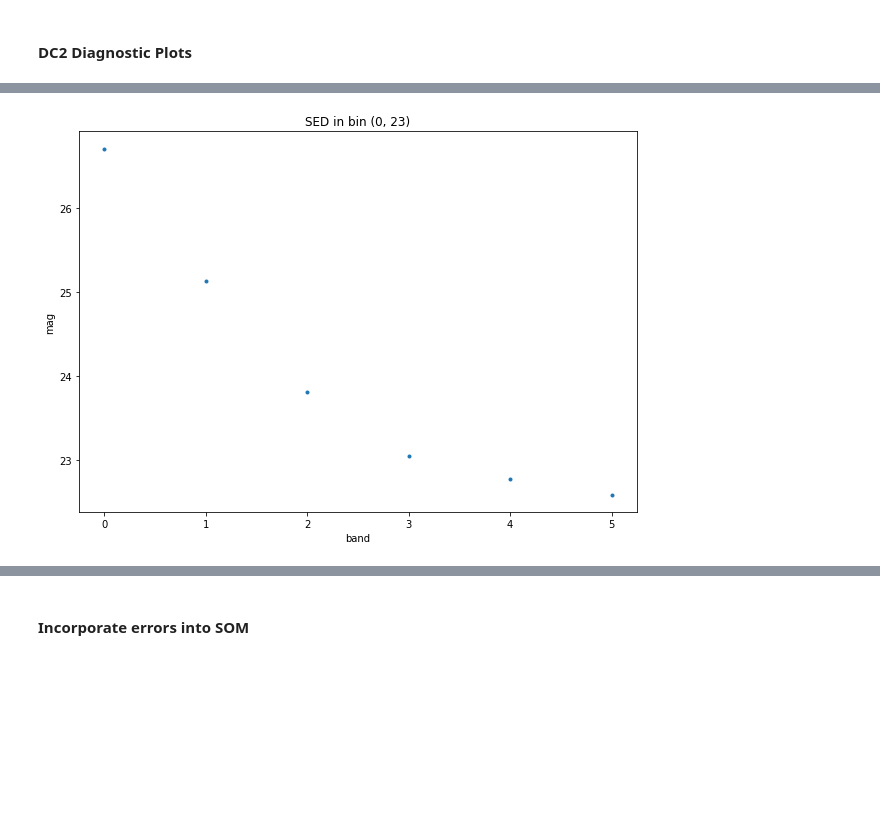
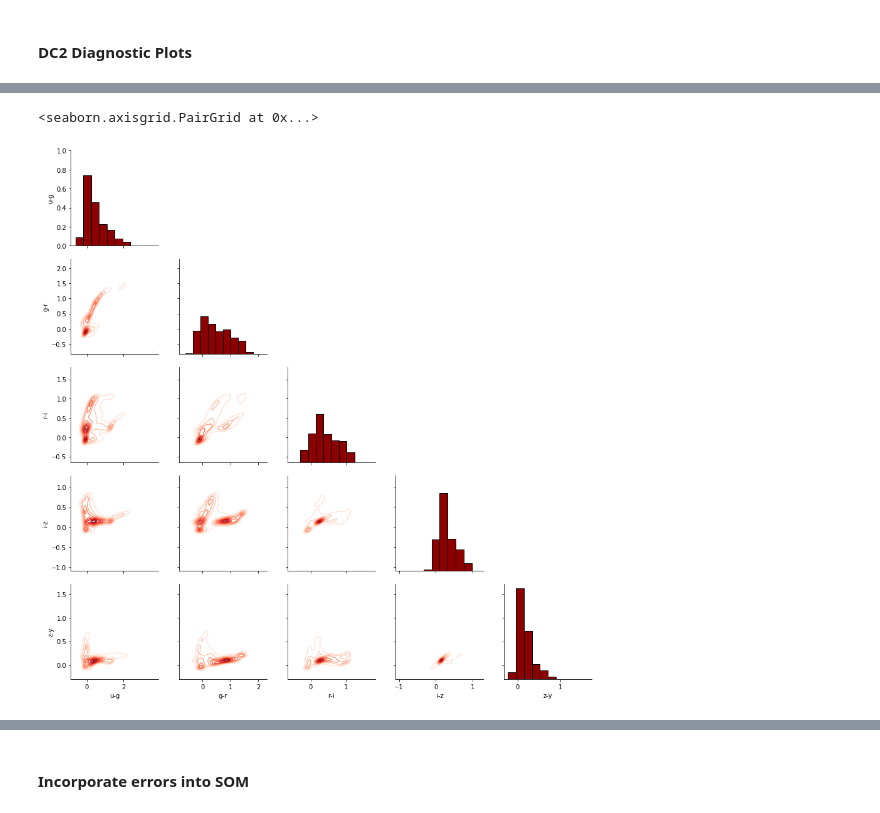
Before and after one commit to LSSTDESC/pz_bayes, a Jupyter notebook: notebooks/feature_likelihood.ipynb, the cells around one changed output, grey strips where cells are left out. Cells and saved outputs as stored; diff of their text form; code cells hidden in the pictures; blank space fills up the shorter version.

```diff
--- a/notebooks/feature_likelihood.ipynb
+++ b/notebooks/feature_likelihood.ipynb
@@ -179,3 +180,4 @@ if reload:
     mags = Table.read('../data/feature_likelihood/dc2_mags.fits', format='fits')
     colors = Table.read('../data/feature_likelihood/dc2_colors.fits', format='fits')
     redshift = Table.read('../data/feature_likelihood/dc2_redshift.fits', format='fits')
+    assert len(mags) == len(colors) == len(redshift)
@@ -204,5 +184,2 @@ grid = grid.map_lower(sns.kdeplot, cmap = 'Reds')
 # %% [markdown]
 #### DC2 Diagnostic Plots
-# %%
-n_deep = int(131e3)
-n_phot = 500000
@@ -253,4 +186,42 @@ som.plot_dist_in_cell(som_indices, dc2_z['redshift'], cols, idx=(0,23))
-# %%
-som.plot_sed_in_cell(dc2_mags, som_indices, cols, rng, idx=(0, 23))
-# %% [output]
-[figure, removed]
+# %%
+def prepare_deep_phot_chunks(colors, mags, redshifts, n_deep, n_phot, rng=rng):
+
+    assert len(colors) == len(mags) == len(redshifts)
+
+    ## Randomly select galaxies for each sample
+    indices = np.arange(len(colors))
+    rng.shuffle(indices)
+
+    deep_colors = colors[indices[:n_deep]]
+    deep_mags = mags[indices[:n_deep]]
+    deep_z = redshifts[indices[:n_deep]]
+
+    phot_colors = colors[indices[n_deep:n_deep + n_phot]]
+    phot_mags = mags[indices[n_deep:n_deep + n_phot]]
+    phot_z = redshifts[indices[n_deep:n_deep + n_phot]]
+
+    return(deep_colors, deep_mags, deep_z, phot_colors, phot_mags, phot_z)
+
+
+n_deep = int(131e3)
+n_phot = int(n_deep / 0.02) # There aren't enough galaxies in the DC2 sample after cuts to make this 2% of the deep sample (closer to 3%)
+
+dc2_deep_colors, dc2_deep_mags, dc2_deep_z, dc2_phot_colors, dc2_phot_mags, dc2_phot_z = prepare_deep_phot_chunks(colors, mags, redshift, n_deep, n_phot)
+# %%
+df = pd.DataFrame(np.asarray(dc2_deep_colors), columns=('u-g', 'g-r', 'r-i', 'i-z', 'z-y'))
+# %%
+def hide_current_axis(*args, **kwds):
+    plt.gca().set_visible(False)
+
+grid = sns.PairGrid(data=df)
+
+# Map a histogram to the diagonal
+grid = grid.map_diag(plt.hist, bins = 10, color = 'darkred',
+                     edgecolor = 'k')
+# Map a density plot to the lower triangle
+grid = grid.map_lower(sns.kdeplot, cmap = 'Reds')
+
+grid.map_upper(hide_current_axis)
+# %% [output]
+<seaborn.axisgrid.PairGrid at 0x...>
+[figure, added]
```
Also changed, not shown: parts of 60 cells of this notebook.
